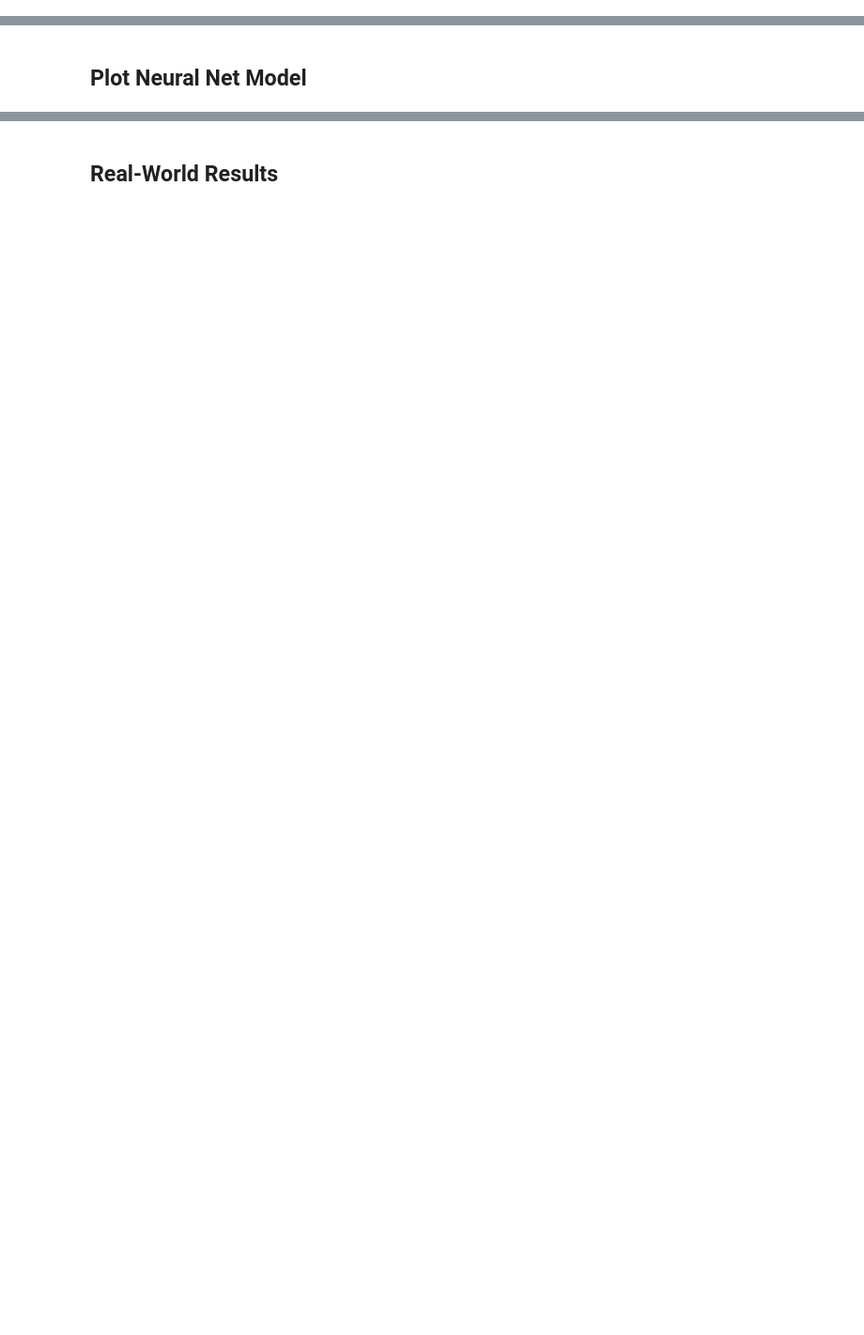
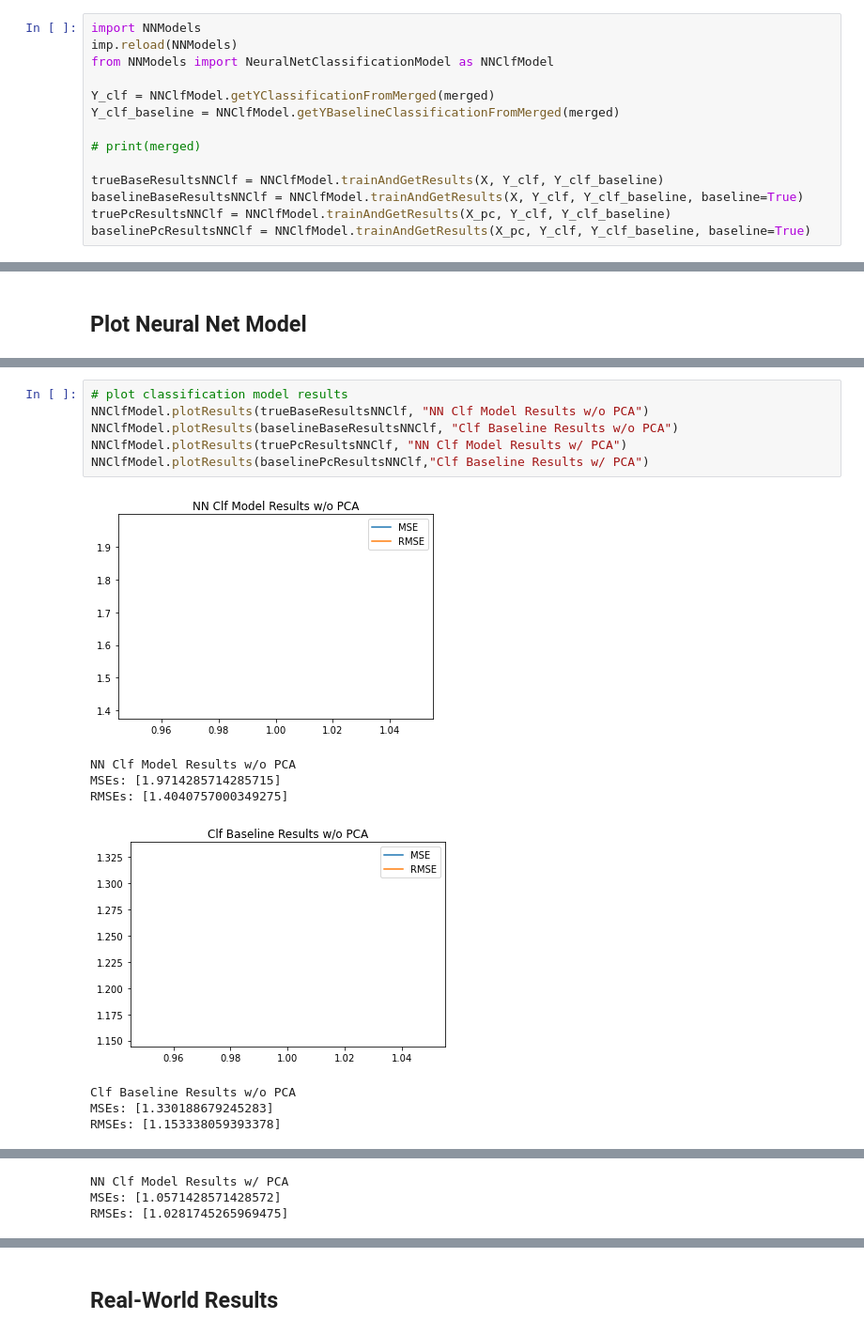
Before and after one commit to CDP99/CS-4641-Group-26, a Jupyter notebook: touchpoint2.ipynb, the cells around one changed output, grey strips where cells are left out. Shown: that part at 94% size. Cells and saved outputs as stored; diff of their text form; blank space fills up the shorter version.

Commit message:
Added NN classifier model w/ hyperparemeter tuning. Fixed real results bug.

```diff
--- a/touchpoint2.ipynb
+++ b/touchpoint2.ipynb
@@ -346,0 +317,14 @@ X Shape =
+# %%
+import NNModels
+imp.reload(NNModels)
+from NNModels import NeuralNetClassificationModel as NNClfModel
+
+Y_clf = NNClfModel.getYClassificationFromMerged(merged)
+Y_clf_baseline = NNClfModel.getYBaselineClassificationFromMerged(merged)
+
+# print(merged)
+
+trueBaseResultsNNClf = NNClfModel.trainAndGetResults(X, Y_clf, Y_clf_baseline)
+baselineBaseResultsNNClf = NNClfModel.trainAndGetResults(X, Y_clf, Y_clf_baseline, baseline=True)
+truePcResultsNNClf = NNClfModel.trainAndGetResults(X_pc, Y_clf, Y_clf_baseline)
+baselinePcResultsNNClf = NNClfModel.trainAndGetResults(X_pc, Y_clf, Y_clf_baseline, baseline=True)
@@ -381,0 +371,15 @@ RMSEs: [0.24968483273129918]
+# %%
+# plot classification model results
+NNClfModel.plotResults(trueBaseResultsNNClf, "NN Clf Model Results w/o PCA")
+NNClfModel.plotResults(baselineBaseResultsNNClf, "Clf Baseline Results w/o PCA")
+NNClfModel.plotResults(truePcResultsNNClf, "NN Clf Model Results w/ PCA")
+NNClfModel.plotResults(baselinePcResultsNNClf,"Clf Baseline Results w/ PCA")
+# %% [output]
+[figure, added]
+NN Clf Model Results w/o PCA
+MSEs: [1.9714285714285715]
+RMSEs: [1.4040757000349275]
+[figure, added]
+Clf Baseline Results w/o PCA
+MSEs: [1.330188679245283]
+RMSEs: [1.153338059393378]
@@ -381,0 +387,3 @@ RMSEs: [0.24968483273129918]
+NN Clf Model Results w/ PCA
+MSEs: [1.0571428571428572]
+RMSEs: [1.0281745265969475]
```
Also changed, not shown: parts of 21 cells of this notebook, 2 other files.
